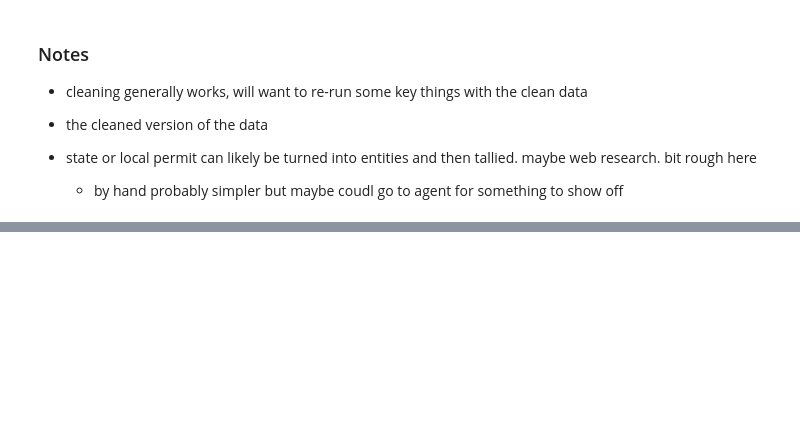
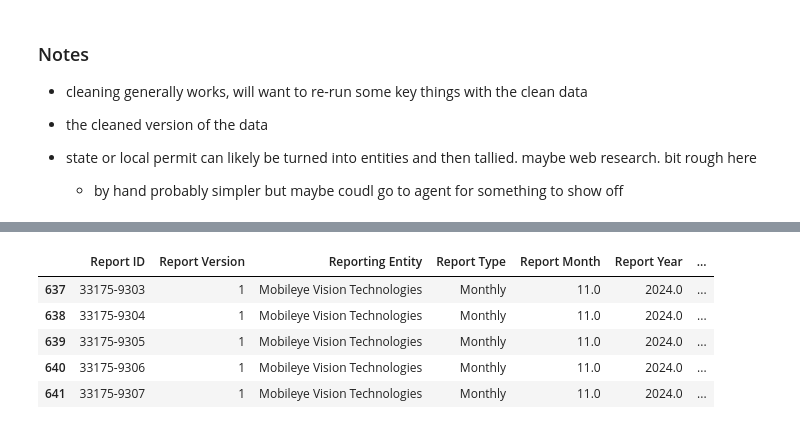
Before and after one commit to AurelianTactics/avird_2026, a Jupyter notebook: eda/ADS_to_2026_03_16/01_eda_initial_explore_2026.ipynb, the cells around one changed output, grey strips where cells are left out. Saved outputs shown, nothing was run; the diff lists cells and outputs as text; code cells hidden in the pictures; blank space fills up the shorter version.

```diff
--- a/eda/ADS_to_2026_03_16/01_eda_initial_explore_2026.ipynb
+++ b/eda/ADS_to_2026_03_16/01_eda_initial_explore_2026.ipynb
@@ -1387,0 +1564,9 @@ Name: count, dtype: int64
+# %%
+ads_df[ads_df['Same Incident ID'] == ' '].head()
+# %% [output]
+|  | Report ID | Report Version | Reporting Entity | Report Type | Report Month | Report Year | ... |
+| 637 | 33175-9303 | 1 | Mobileye Vision Technologies | Monthly | 11.0 | 2024.0 | ... |
+| 638 | 33175-9304 | 1 | Mobileye Vision Technologies | Monthly | 11.0 | 2024.0 | ... |
+| 639 | 33175-9305 | 1 | Mobileye Vision Technologies | Monthly | 11.0 | 2024.0 | ... |
+| 640 | 33175-9306 | 1 | Mobileye Vision Technologies | Monthly | 11.0 | 2024.0 | ... |
+| 641 | 33175-9307 | 1 | Mobileye Vision Technologies | Monthly | 11.0 | 2024.0 | ... |
```
Also changed, not shown: parts of 21 cells of this notebook, 2 other files.
